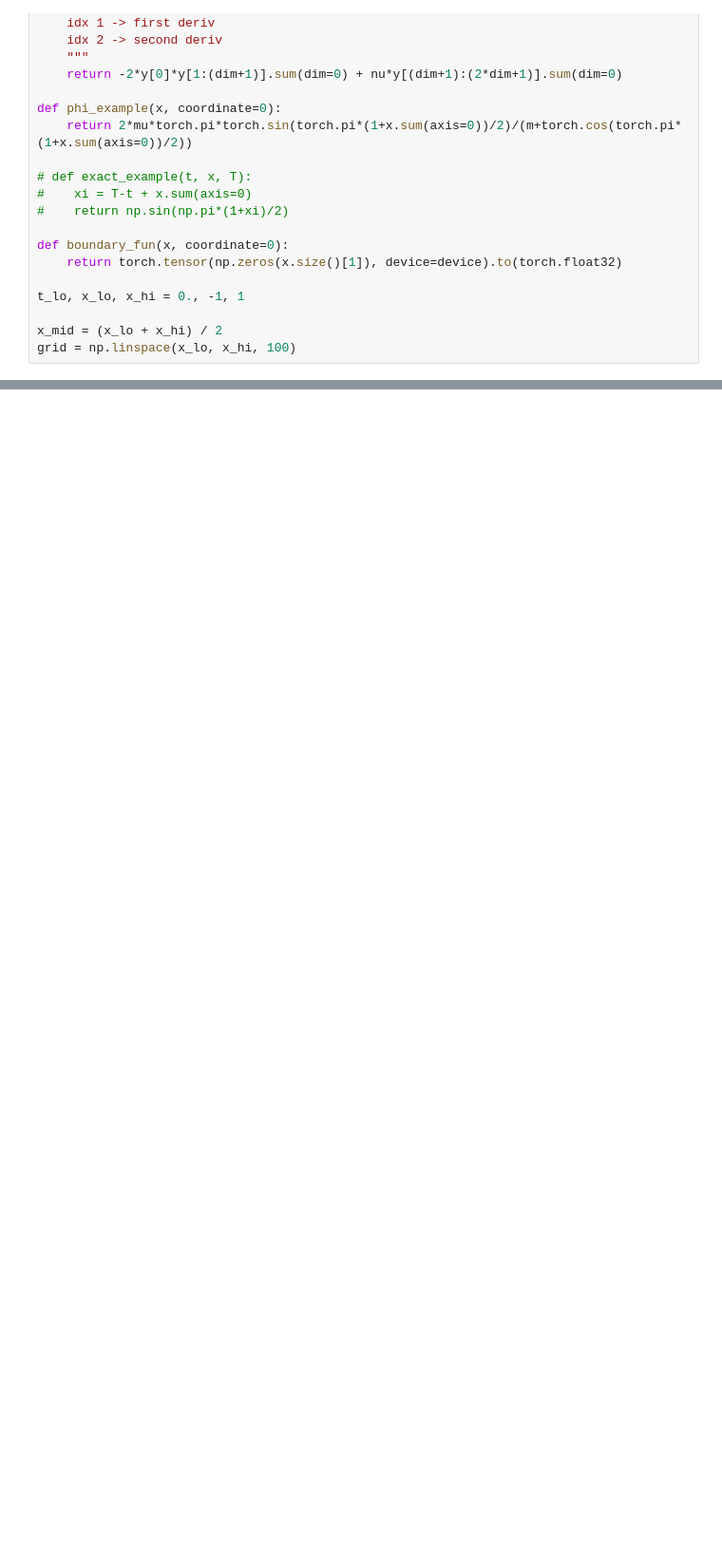
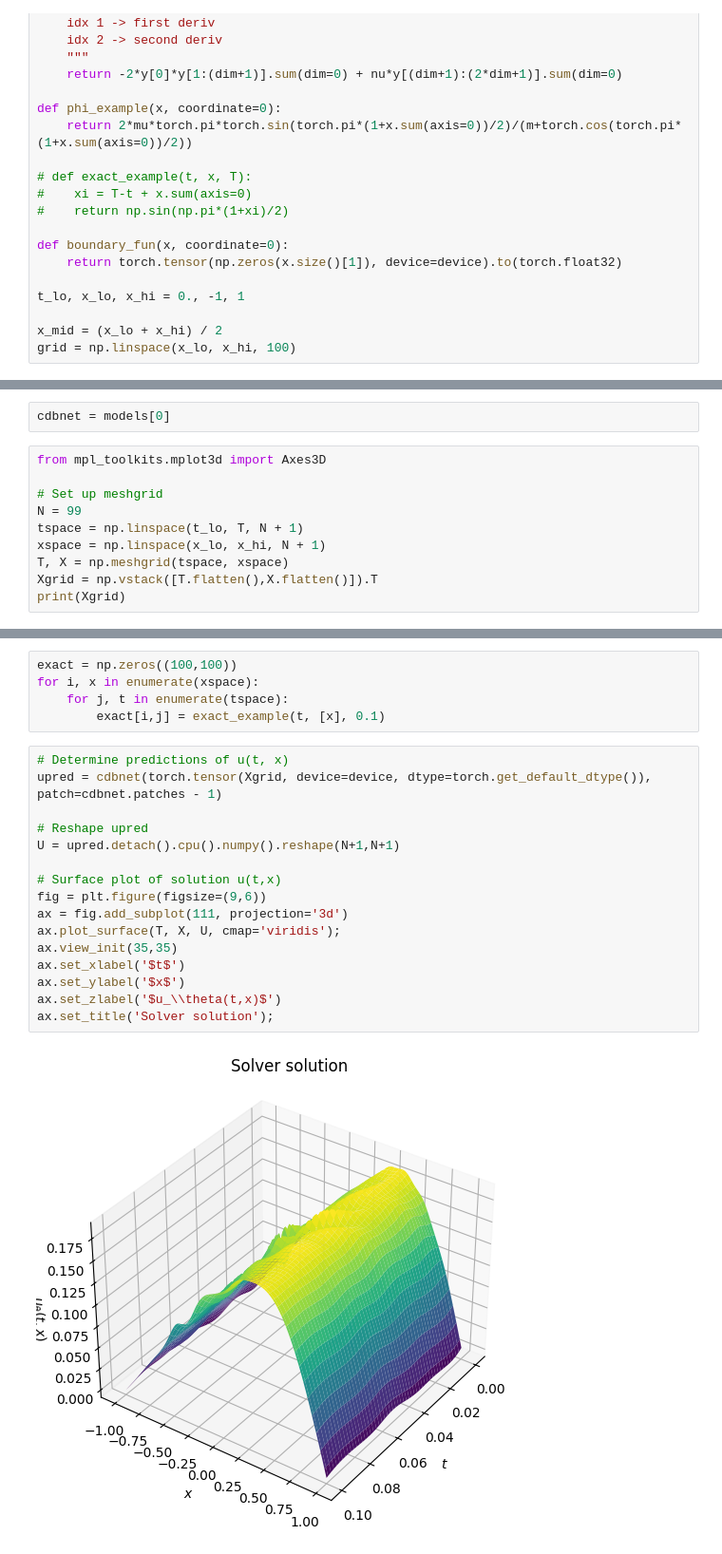
Before and after one commit to davidtey/deep-learning-pde-solvers-evaluation, a Jupyter notebook: notebooks/Continuous Space Branching.ipynb, the cells around one changed output, grey strips where cells are left out. Shown at 95% size. Cells and saved outputs as stored; diff of their text form; blank space fills up the shorter version.

```diff
--- a/notebooks/Continuous Space Branching.ipynb
+++ b/notebooks/Continuous Space Branching.ipynb
@@ -146,0 +130,12 @@ std rel error:  NAN
+# %%
+cdbnet = models[0]
+# %%
+from mpl_toolkits.mplot3d import Axes3D
+
+# Set up meshgrid
+N = 99
+tspace = np.linspace(t_lo, T, N + 1)
+xspace = np.linspace(x_lo, x_hi, N + 1)
+T, X = np.meshgrid(tspace, xspace)
+Xgrid = np.vstack([T.flatten(),X.flatten()]).T
+print(Xgrid)
@@ -146,0 +150,23 @@ std rel error:  NAN
+# %%
+exact = np.zeros((100,100))
+for i, x in enumerate(xspace):
+    for j, t in enumerate(tspace):
+        exact[i,j] = exact_example(t, [x], 0.1)
+# %%
+# Determine predictions of u(t, x)
+upred = cdbnet(torch.tensor(Xgrid, device=device, dtype=torch.get_default_dtype()), patch=cdbnet.patches - 1)
+
+# Reshape upred
+U = upred.detach().cpu().numpy().reshape(N+1,N+1)
+
+# Surface plot of solution u(t,x)
+fig = plt.figure(figsize=(9,6))
+ax = fig.add_subplot(111, projection='3d')
+ax.plot_surface(T, X, U, cmap='viridis');
+ax.view_init(35,35)
+ax.set_xlabel('$t$')
+ax.set_ylabel('$x$')
+ax.set_zlabel('$u_\\theta(t,x)$')
+ax.set_title('Solver solution');
+# %% [output]
+[figure, added]
```
Also changed, not shown: parts of 5 cells of this notebook.
